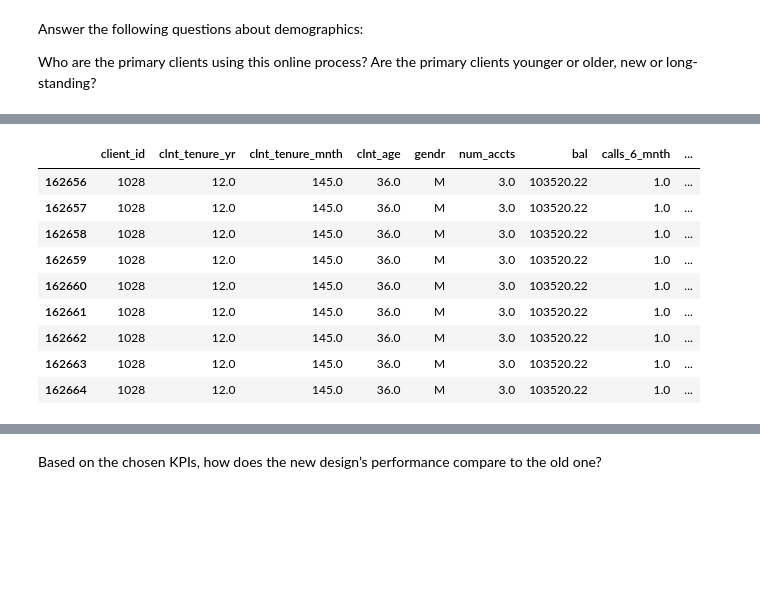
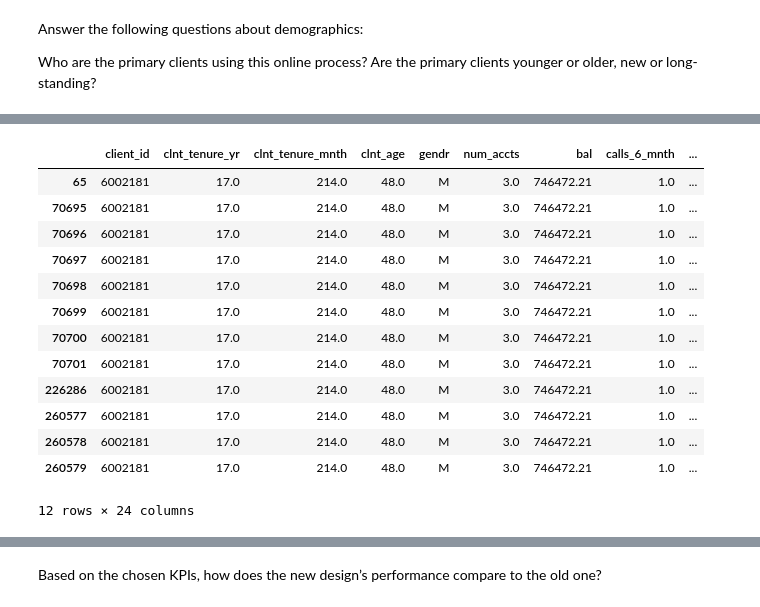
Before and after one commit to Ivannnsr/customer-experience-team-vanguard, a Jupyter notebook: mique_ivan.ipynb, the cells around one changed output, grey strips where cells are left out. Cells and saved outputs as stored; diff of their text form; code cells hidden in the pictures; blank space fills up the shorter version.

```diff
--- a/mique_ivan.ipynb
+++ b/mique_ivan.ipynb
@@ -723,20 +620,24 @@ tabla_analisis.head()
 # %%
 # Filter the DataFrame to include only rows where 'client_id' is 836976
-client_rows = tabla_analisis[tabla_analisis['client_id'] == 1028]
+client_rows = tabla_analisis[tabla_analisis['client_id'] == 6002181]
 
 # Display the filtered rows
 client_rows
 # %% [output]
 |  | client_id | clnt_tenure_yr | clnt_tenure_mnth | clnt_age | gendr | num_accts | bal | calls_6_mnth | ... |
-| 162656 | 1028 | 12.0 | 145.0 | 36.0 | M | 3.0 | 103520.22 | 1.0 | ... |
-| 162657 | 1028 | 12.0 | 145.0 | 36.0 | M | 3.0 | 103520.22 | 1.0 | ... |
-| 162658 | 1028 | 12.0 | 145.0 | 36.0 | M | 3.0 | 103520.22 | 1.0 | ... |
-| 162659 | 1028 | 12.0 | 145.0 | 36.0 | M | 3.0 | 103520.22 | 1.0 | ... |
-| 162660 | 1028 | 12.0 | 145.0 | 36.0 | M | 3.0 | 103520.22 | 1.0 | ... |
-| 162661 | 1028 | 12.0 | 145.0 | 36.0 | M | 3.0 | 103520.22 | 1.0 | ... |
-| 162662 | 1028 | 12.0 | 145.0 | 36.0 | M | 3.0 | 103520.22 | 1.0 | ... |
-| 162663 | 1028 | 12.0 | 145.0 | 36.0 | M | 3.0 | 103520.22 | 1.0 | ... |
-| 162664 | 1028 | 12.0 | 145.0 | 36.0 | M | 3.0 | 103520.22 | 1.0 | ... |
+| 65 | 6002181 | 17.0 | 214.0 | 48.0 | M | 3.0 | 746472.21 | 1.0 | ... |
+| 70695 | 6002181 | 17.0 | 214.0 | 48.0 | M | 3.0 | 746472.21 | 1.0 | ... |
+| 70696 | 6002181 | 17.0 | 214.0 | 48.0 | M | 3.0 | 746472.21 | 1.0 | ... |
+| 70697 | 6002181 | 17.0 | 214.0 | 48.0 | M | 3.0 | 746472.21 | 1.0 | ... |
+| 70698 | 6002181 | 17.0 | 214.0 | 48.0 | M | 3.0 | 746472.21 | 1.0 | ... |
+| 70699 | 6002181 | 17.0 | 214.0 | 48.0 | M | 3.0 | 746472.21 | 1.0 | ... |
+| 70700 | 6002181 | 17.0 | 214.0 | 48.0 | M | 3.0 | 746472.21 | 1.0 | ... |
+| 70701 | 6002181 | 17.0 | 214.0 | 48.0 | M | 3.0 | 746472.21 | 1.0 | ... |
+| 226286 | 6002181 | 17.0 | 214.0 | 48.0 | M | 3.0 | 746472.21 | 1.0 | ... |
+| 260577 | 6002181 | 17.0 | 214.0 | 48.0 | M | 3.0 | 746472.21 | 1.0 | ... |
+| 260578 | 6002181 | 17.0 | 214.0 | 48.0 | M | 3.0 | 746472.21 | 1.0 | ... |
+| 260579 | 6002181 | 17.0 | 214.0 | 48.0 | M | 3.0 | 746472.21 | 1.0 | ... |
+12 rows × 24 columns
 # %%
 # Count the number of occurrences of each unique value in the 'gendr' column
 gender_counts = tabla_analisis['gendr'].value_counts()
```
Also changed, not shown: parts of 49 cells of this notebook.
